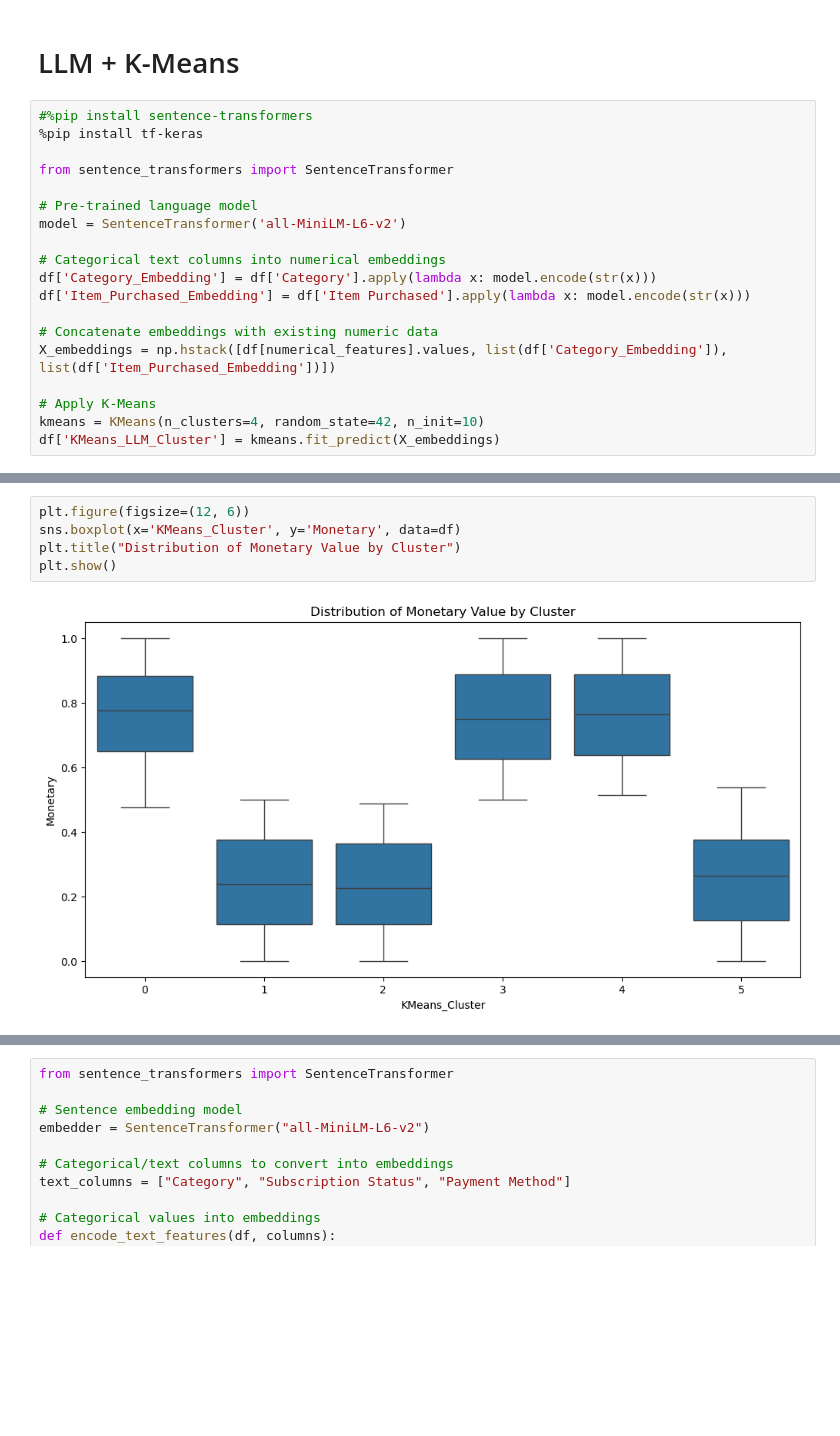
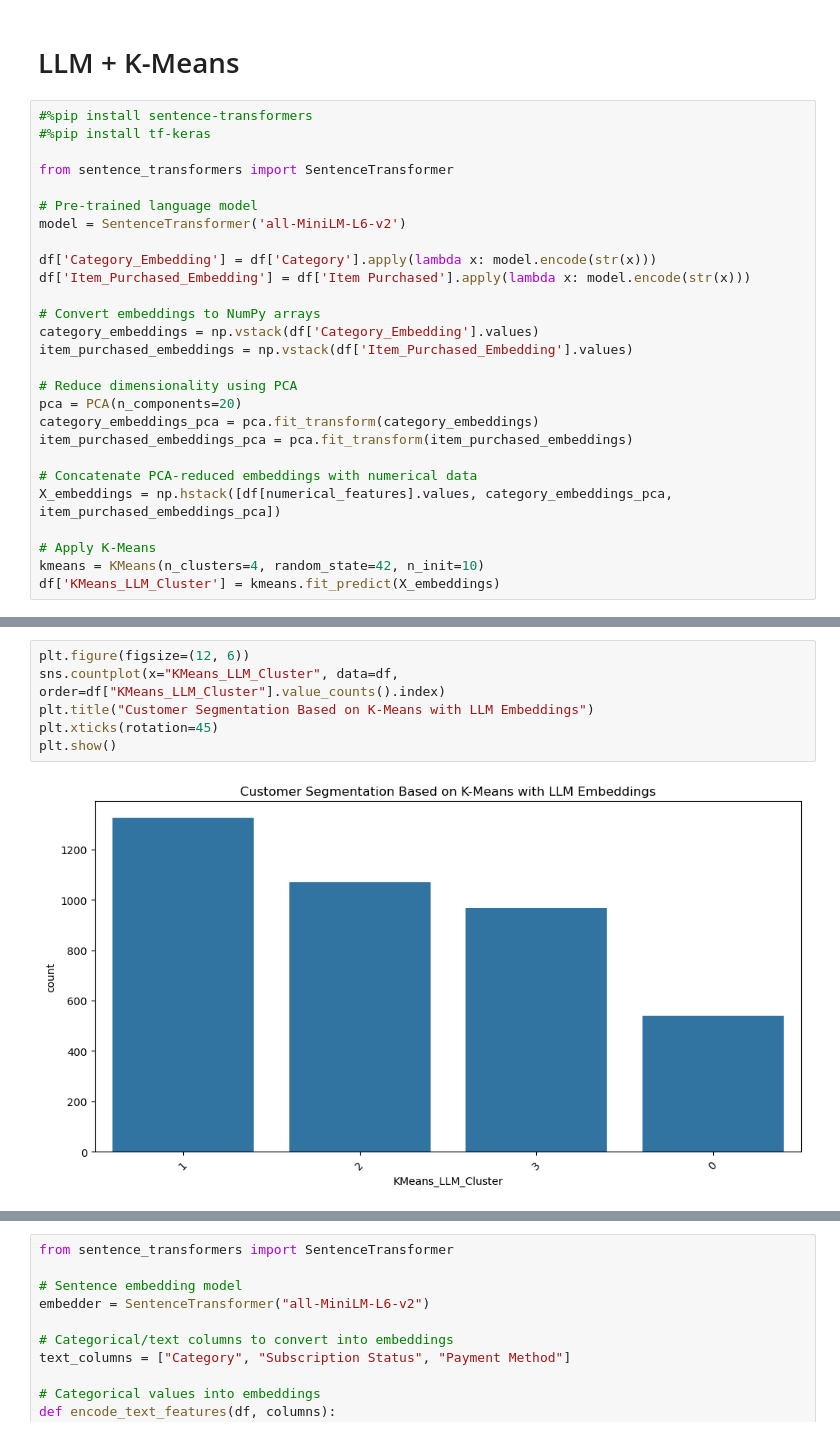
Before and after one commit to CassandraMaldonado/ML_customer_clustering, a Jupyter notebook: Clustering models.ipynb, the cells around one changed output, grey strips where cells are left out. Drawn from its saved outputs; the diff is of its cells as text; blank space fills up the shorter version.

```diff
--- a/Clustering models.ipynb
+++ b/Clustering models.ipynb
@@ -1265,19 +1265,27 @@ print(persona_comparison)
 # LLM + K-Means
 # %%
 #%pip install sentence-transformers
-%pip install tf-keras
+#%pip install tf-keras
 
 from sentence_transformers import SentenceTransformer
 
 # Pre-trained language model
 model = SentenceTransformer('all-MiniLM-L6-v2')
 
-# Categorical text columns into numerical embeddings
 df['Category_Embedding'] = df['Category'].apply(lambda x: model.encode(str(x)))
 df['Item_Purchased_Embedding'] = df['Item Purchased'].apply(lambda x: model.encode(str(x)))
 
-# Concatenate embeddings with existing numeric data
-X_embeddings = np.hstack([df[numerical_features].values, list(df['Category_Embedding']), list(df['Item_Purchased_Embedding'])])
+# Convert embeddings to NumPy arrays
+category_embeddings = np.vstack(df['Category_Embedding'].values)
+item_purchased_embeddings = np.vstack(df['Item_Purchased_Embedding'].values)
+
+# Reduce dimensionality using PCA
+pca = PCA(n_components=20)
+category_embeddings_pca = pca.fit_transform(category_embeddings)
+item_purchased_embeddings_pca = pca.fit_transform(item_purchased_embeddings)
+
+# Concatenate PCA-reduced embeddings with numerical data
+X_embeddings = np.hstack([df[numerical_features].values, category_embeddings_pca, item_purchased_embeddings_pca])
 
 # Apply K-Means
 kmeans = KMeans(n_clusters=4, random_state=42, n_init=10)
@@ -1303,9 +1313,10 @@ Note: you may need to restart the kernel to use updated packages.
 # %%
 plt.figure(figsize=(12, 6))
-sns.boxplot(x='KMeans_Cluster', y='Monetary', data=df)
-plt.title("Distribution of Monetary Value by Cluster")
+sns.countplot(x="KMeans_LLM_Cluster", data=df, order=df["KMeans_LLM_Cluster"].value_counts().index)
+plt.title("Customer Segmentation Based on K-Means with LLM Embeddings")
+plt.xticks(rotation=45)
 plt.show()
 # %% [output]
-[figure, old version]
+[figure, new version]
 # %%
 # Define clusters & metrics
```
Also changed, not shown: parts of 5 cells of this notebook.
